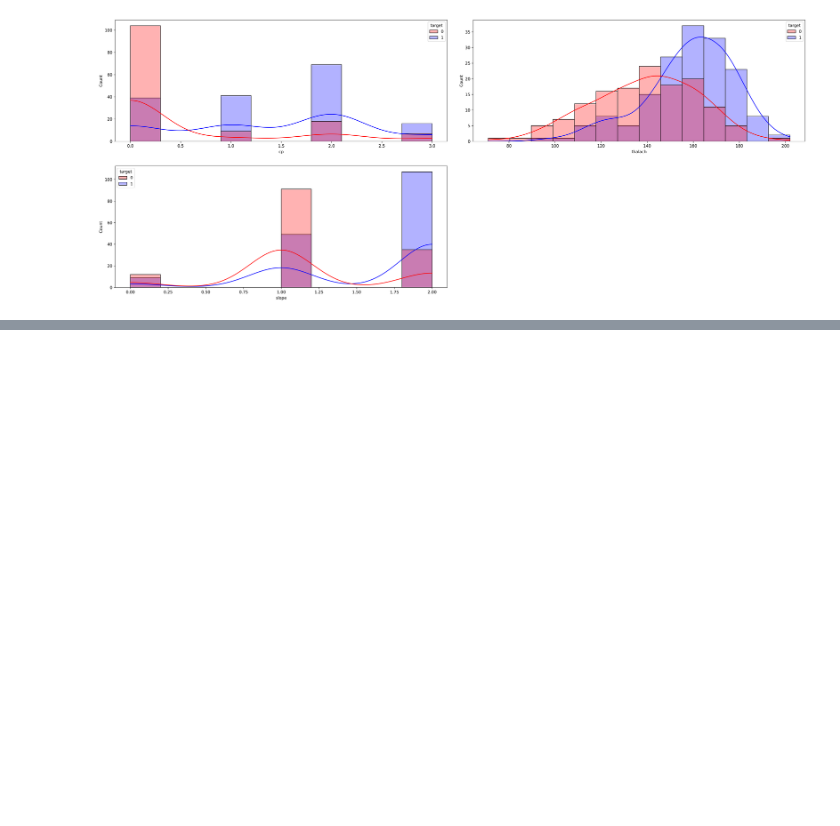
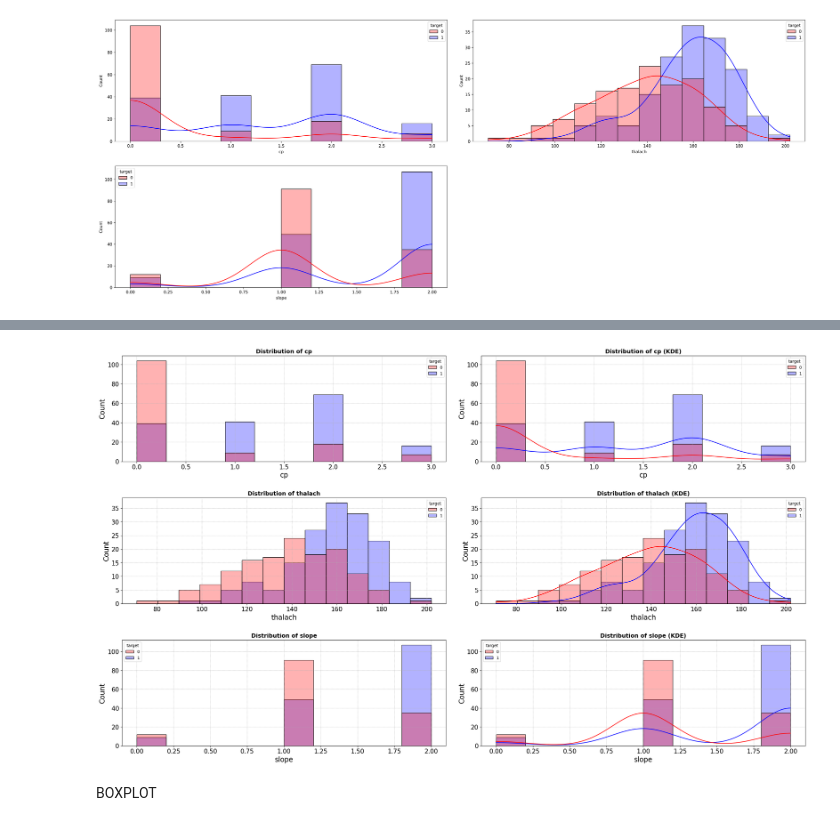
Before and after one commit to sid404-cmd/mdm, a Jupyter notebook: Logistic Regression/eda.ipynb, the cells around one changed output, grey strips where cells are left out. Drawn from its saved outputs; the diff is of its cells as text; code cells hidden in the pictures; blank space fills up the shorter version.

```diff
--- a/Logistic Regression/eda.ipynb
+++ b/Logistic Regression/eda.ipynb
@@ -67,2 +73,47 @@ plt.show()
+# %%
+features_1 = [col for col in data.columns if col in ["thalach", "slope", "cp"]]
+
+plt.figure(figsize=(25, 15))
+
+for i, col in enumerate(features_1):
+
+    plt.subplot(3, 2, 2*i + 1)
+    sns.histplot(
+        data=data,
+        x=col,
+        hue="target",
+        kde=False,
+        palette=["red", "blue"],
+        alpha=0.3
+    )
+
+    plt.title(f"Distribution of {col}", fontsize=14, fontweight="bold")
+    plt.xlabel(col, fontsize=17)
+    plt.ylabel("Count", fontsize=17)
+    plt.tick_params(axis="both", labelsize=15)
+    plt.grid(True, linestyle="--", linewidth=0.5)
+
+    plt.subplot(3, 2, 2*i + 2)
+    sns.histplot(
+        data=data,
+        x=col,
+        hue="target",
+        kde=True,
+        palette=["red", "blue"],
+        alpha=0.3
+    )
+
+    plt.title(f"Distribution of {col} (KDE)", fontsize=14, fontweight="bold")
+    plt.xlabel(col, fontsize=17)
+    plt.ylabel("Count", fontsize=17)
+    plt.tick_params(axis="both", labelsize=15)
+    plt.grid(True, linestyle="--", linewidth=0.5)
+
+plt.tight_layout(pad=3)
+plt.show()
+# %% [output]
+[figure, added]
+# %% [markdown]
+BOXPLOT
 # %%
 # sns.pairplot(data=data)
```
Also changed, not shown: parts of 4 cells of this notebook.
